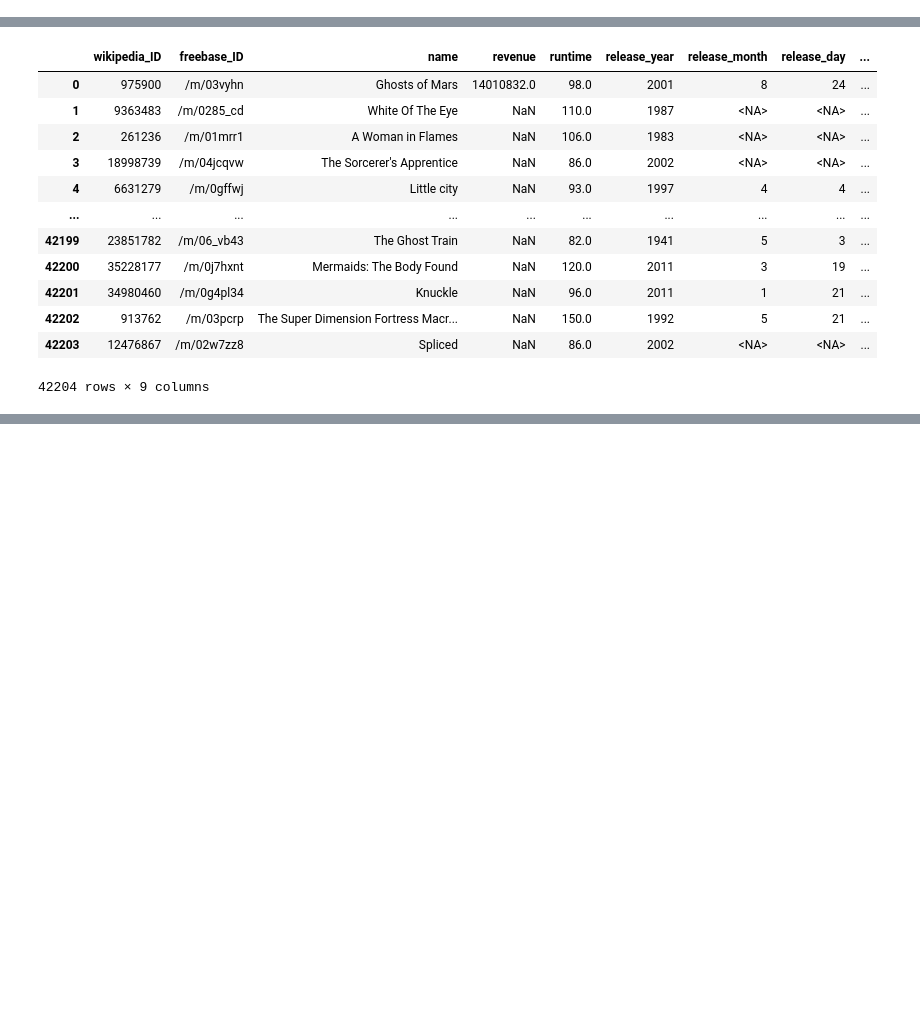
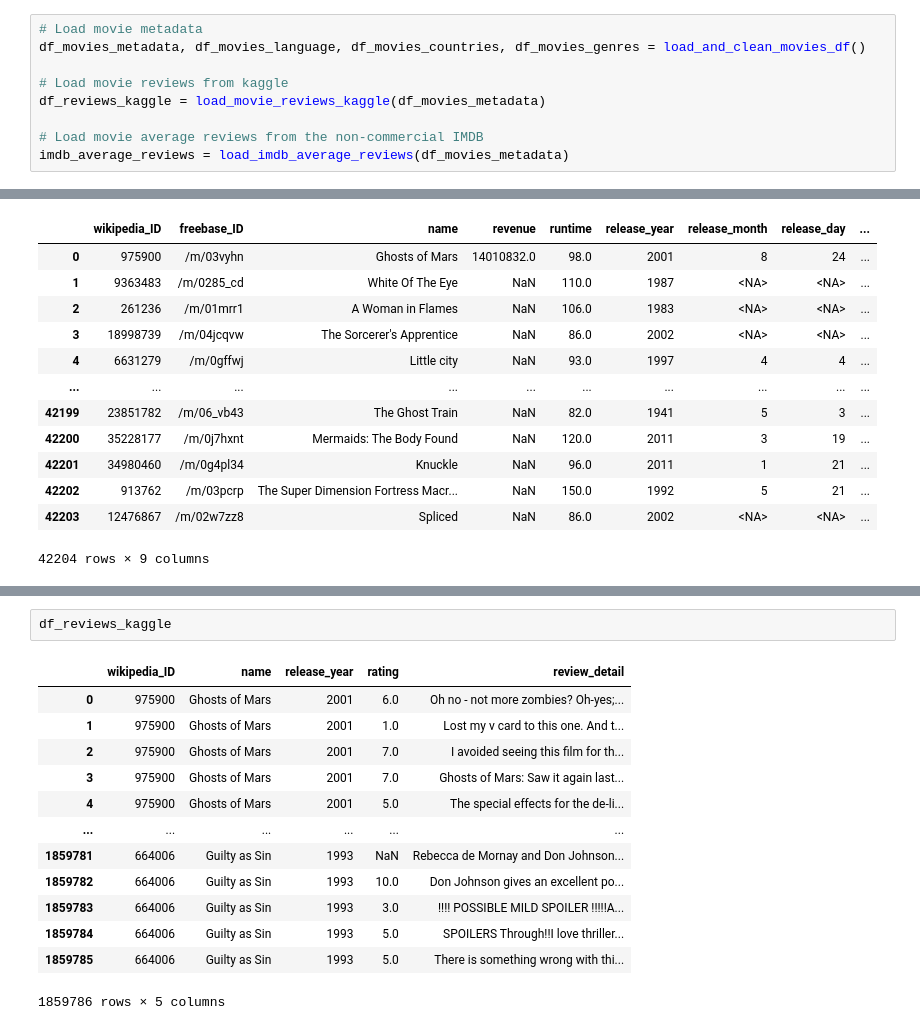
Before and after one commit to epfl-ada/ada-2024-project-sparkling, a Jupyter notebook: analysis.ipynb, the cells around one changed output, grey strips where cells are left out. Cells and saved outputs as stored; diff of their text form; blank space fills up the shorter version.

Commit message:
merge ratings code

```diff
--- a/movie_data_testing.ipynb
+++ b/analysis.ipynb
@@ -9,3 +10,12 @@ df_movies_metadata, df_movies_language, df_movies_countries, df_movies_genres =
+# %%
+# Load movie metadata
+df_movies_metadata, df_movies_language, df_movies_countries, df_movies_genres = load_and_clean_movies_df()
+
+# Load movie reviews from kaggle
+df_reviews_kaggle = load_movie_reviews_kaggle(df_movies_metadata)
+
+# Load movie average reviews from the non-commercial IMDB
+imdb_average_reviews = load_imdb_average_reviews(df_movies_metadata)
 # %%
 df_movies_metadata
 # %% [output]
@@ -72 +82,17 @@ df_movies_genres
 81741 rows × 364 columns
+# %%
+df_reviews_kaggle
+# %% [output]
+|  | wikipedia_ID | name | release_year | rating | review_detail |
+| 0 | 975900 | Ghosts of Mars | 2001 | 6.0 | Oh no - not more zombies? Oh-yes;... |
+| 1 | 975900 | Ghosts of Mars | 2001 | 1.0 | Lost my v card to this one. And t... |
+| 2 | 975900 | Ghosts of Mars | 2001 | 7.0 | I avoided seeing this film for th... |
+| 3 | 975900 | Ghosts of Mars | 2001 | 7.0 | Ghosts of Mars: Saw it again last... |
+| 4 | 975900 | Ghosts of Mars | 2001 | 5.0 | The special effects for the de-li... |
+| ... | ... | ... | ... | ... | ... |
+| 1859781 | 664006 | Guilty as Sin | 1993 | NaN | Rebecca de Mornay and Don Johnson... |
+| 1859782 | 664006 | Guilty as Sin | 1993 | 10.0 | Don Johnson gives an excellent po... |
+| 1859783 | 664006 | Guilty as Sin | 1993 | 3.0 | !!!! POSSIBLE MILD SPOILER !!!!!A... |
+| 1859784 | 664006 | Guilty as Sin | 1993 | 5.0 | SPOILERS Through!!I love thriller... |
+| 1859785 | 664006 | Guilty as Sin | 1993 | 5.0 | There is something wrong with thi... |
+1859786 rows × 5 columns
```
Also changed, not shown: parts of 6 cells of this notebook, 6 other files.
